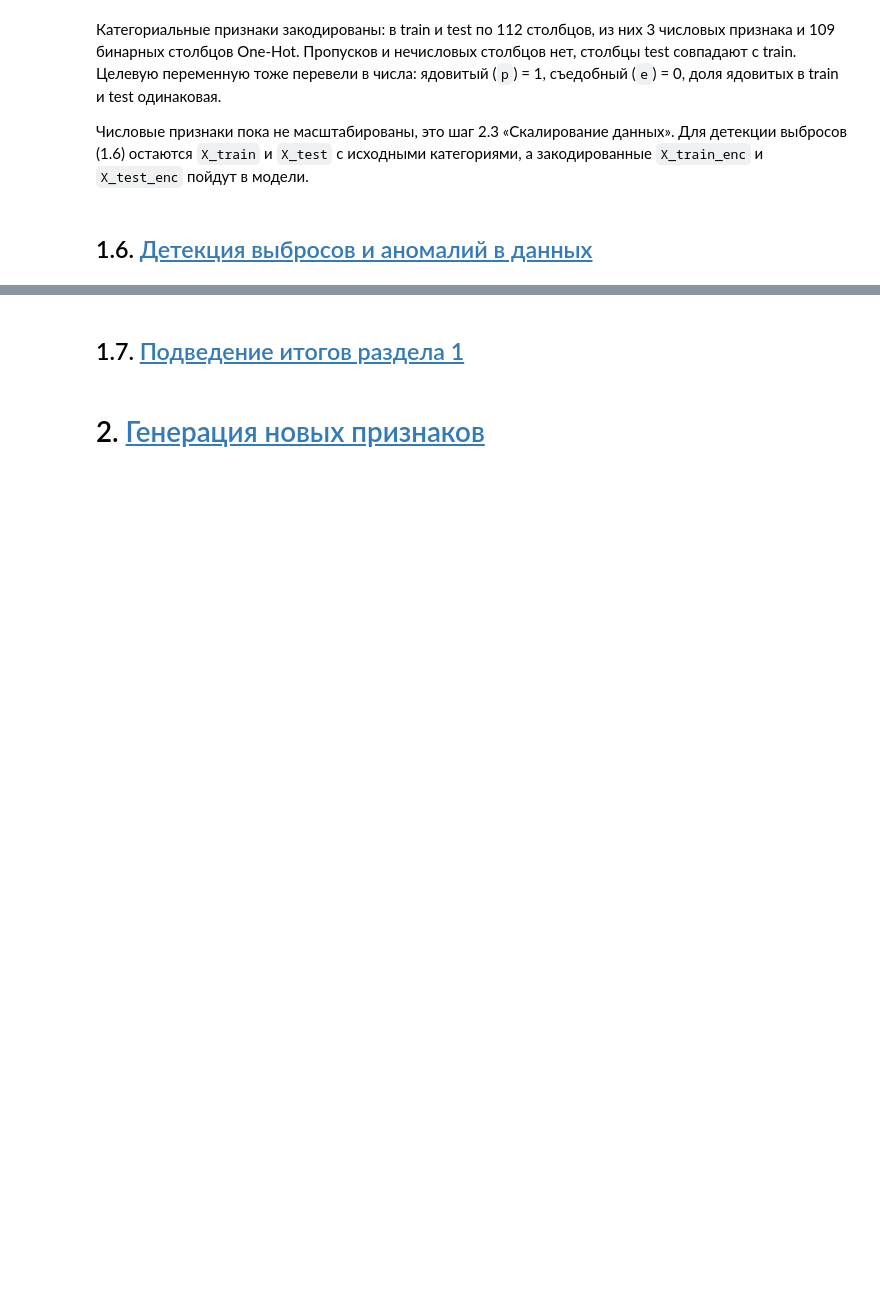
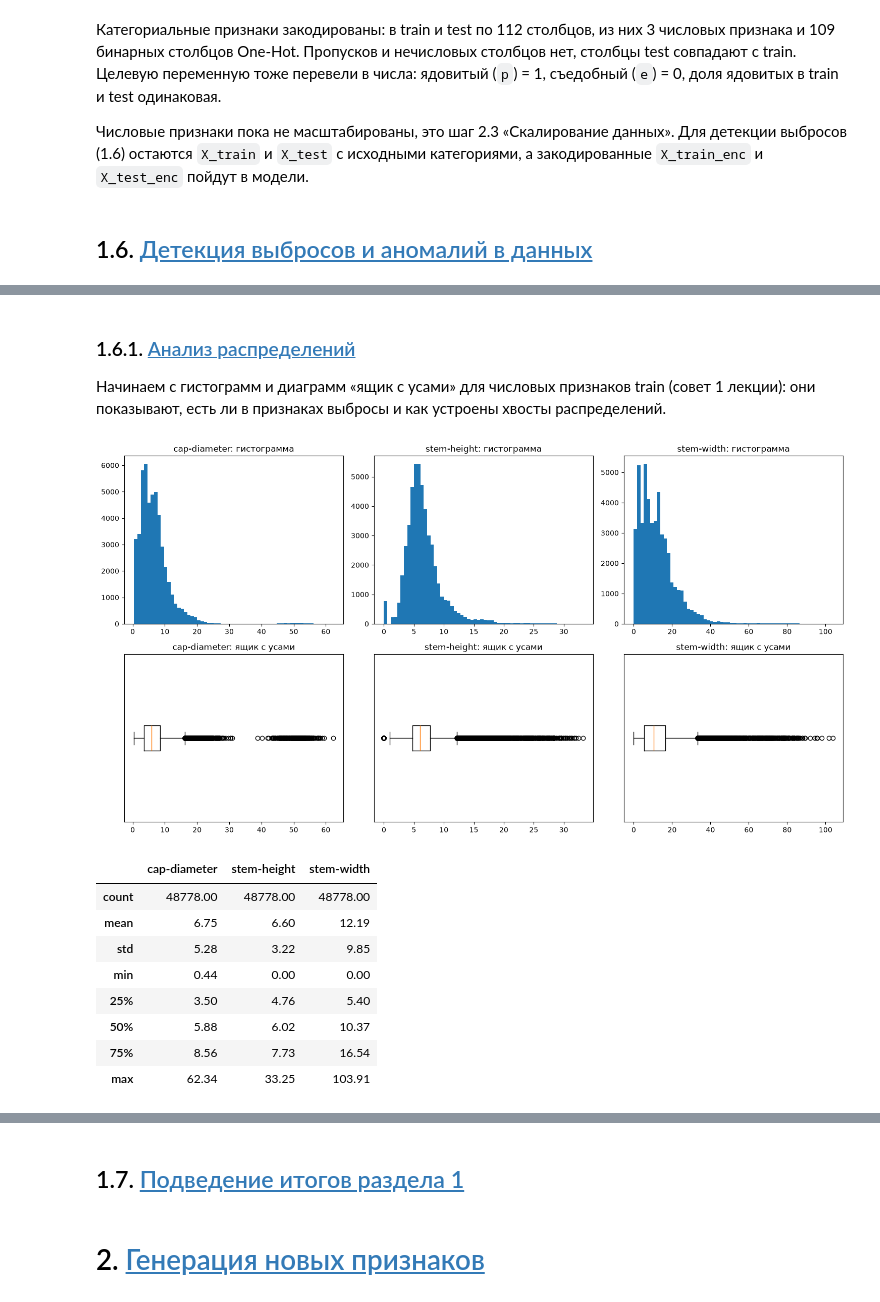
Before and after one commit to terracodum/Pracs5, a Jupyter notebook: warcraft.ipynb, the cells around one changed output, grey strips where cells are left out. Cells and saved outputs as stored; diff of their text form; code cells hidden in the pictures; blank space fills up the shorter version.

```diff
--- a/warcraft.ipynb
+++ b/warcraft.ipynb
@@ -1331,0 +1360,27 @@ pd.DataFrame({
+# %% [markdown]
+### 1.6.1. <a id='toc1_6_1_'></a>[Анализ распределений](#toc0_)
+
+Начинаем с гистограмм и диаграмм «ящик с усами» для числовых признаков train (совет 1 лекции): они показывают, есть ли в признаках выбросы и как устроены хвосты распределений.
+# %%
+fig, axes = plt.subplots(2, len(num_features), figsize=(15, 8))
+for j, col in enumerate(num_features):
+    axes[0, j].hist(X_train[col], bins=60)
+    axes[0, j].set_title(f"{col}: гистограмма")
+    axes[1, j].boxplot(X_train[col], vert=False)
+    axes[1, j].set_title(f"{col}: ящик с усами")
+    axes[1, j].set_yticks([])
+plt.tight_layout()
+plt.show()
+
+X_train[num_features].describe().round(2)
+# %% [output]
+[figure, added]
+|  | cap-diameter | stem-height | stem-width |
+| count | 48778.00 | 48778.00 | 48778.00 |
+| mean | 6.75 | 6.60 | 12.19 |
+| std | 5.28 | 3.22 | 9.85 |
+| min | 0.44 | 0.00 | 0.00 |
+| 25% | 3.50 | 4.76 | 5.40 |
+| 50% | 5.88 | 6.02 | 10.37 |
+| 75% | 8.56 | 7.73 | 16.54 |
+| max | 62.34 | 33.25 | 103.91 |
```
Also changed, not shown: parts of 48 cells of this notebook.
